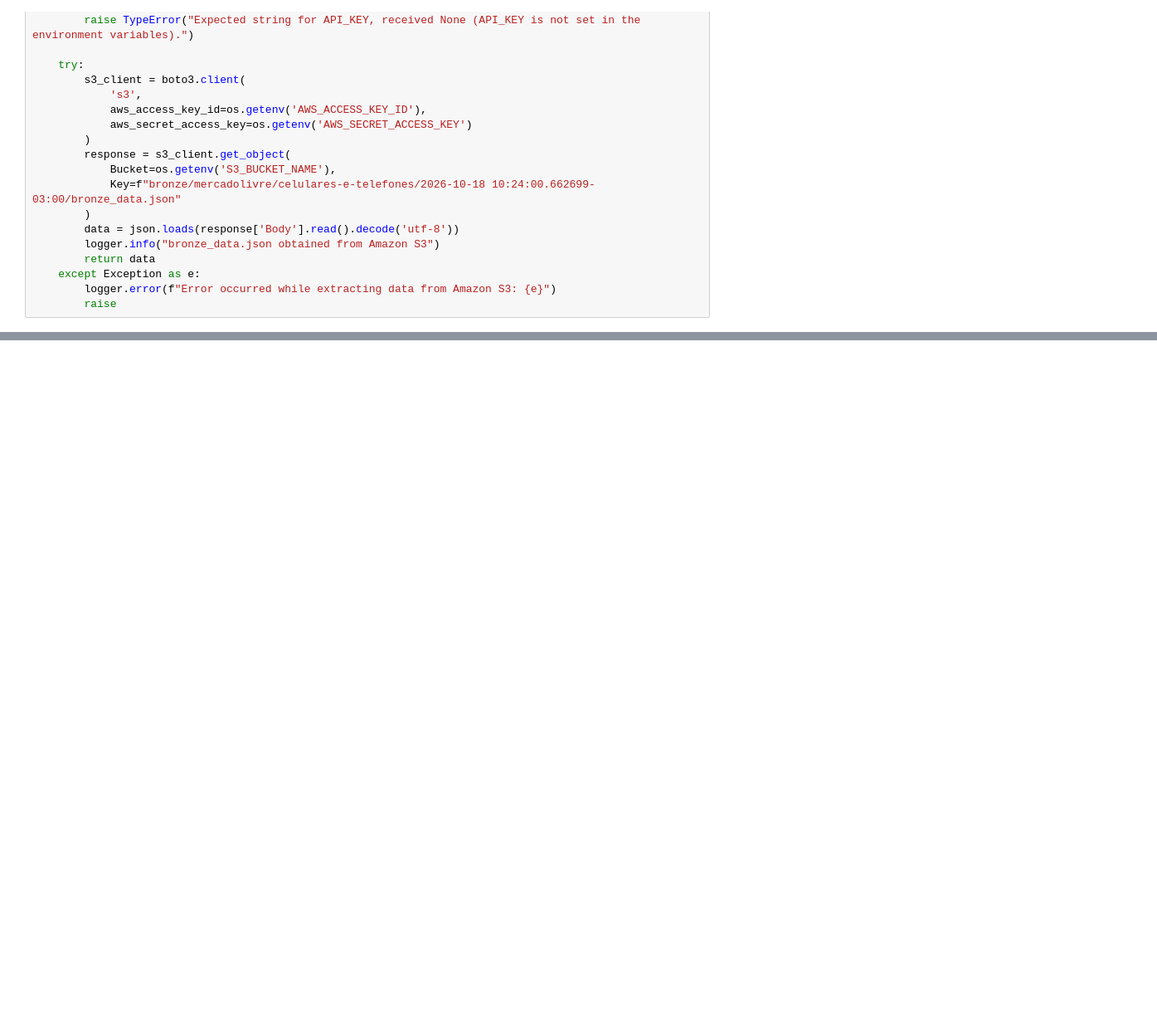
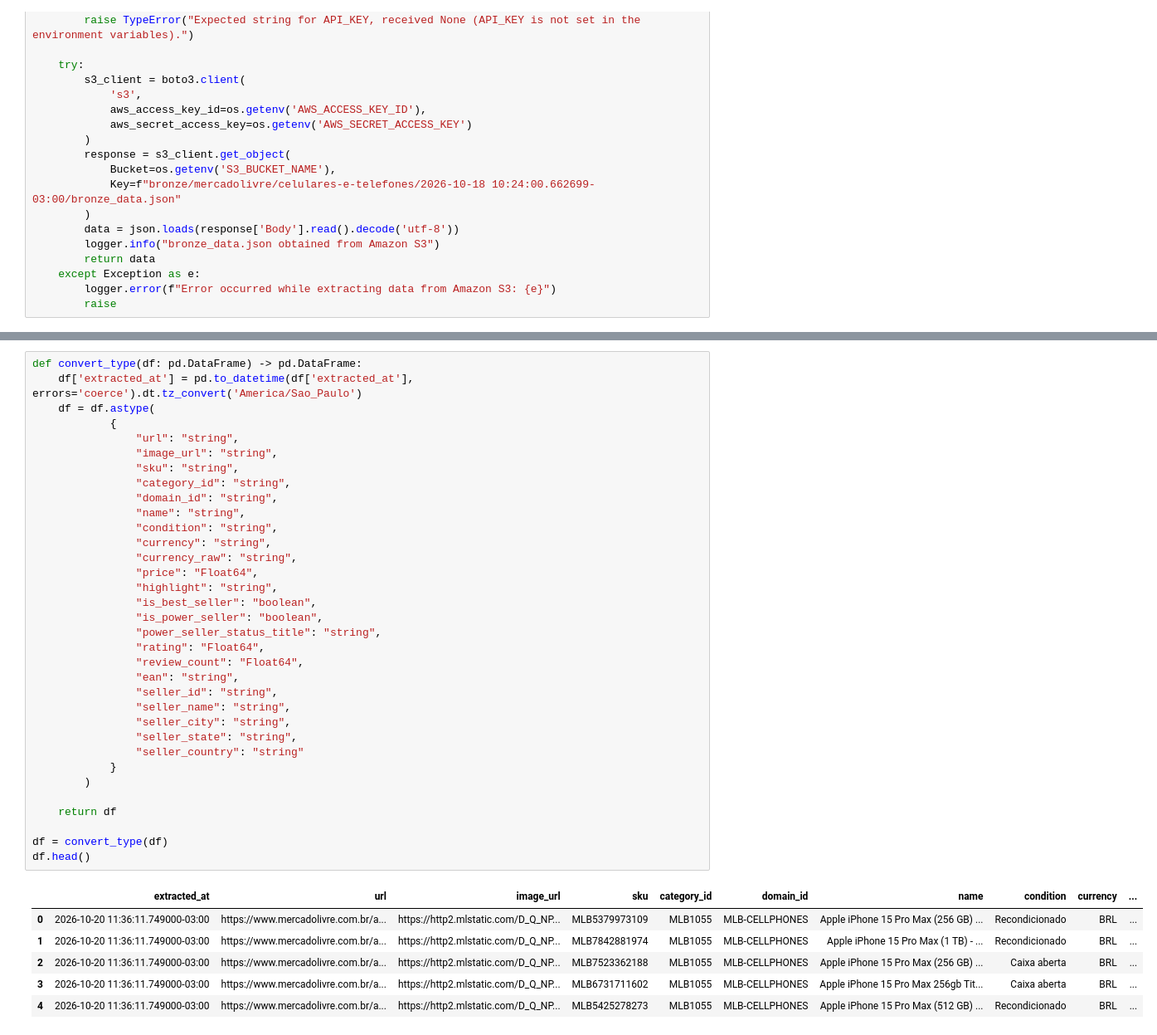
Before and after one commit to mlbvncs/mercadolivre-elt-dbt, a Jupyter notebook: notebooks/transform_analysis.ipynb, the cells around one changed output, grey strips where cells are left out. Shown at 83% size. Cells and saved outputs as stored; diff of their text form; blank space fills up the shorter version.

```diff
--- a/notebooks/transform_analysis.ipynb
+++ b/notebooks/transform_analysis.ipynb
@@ -184,0 +186,41 @@ dtype: object
+# %%
+def convert_type(df: pd.DataFrame) -> pd.DataFrame:
+    df['extracted_at'] = pd.to_datetime(df['extracted_at'], errors='coerce').dt.tz_convert('America/Sao_Paulo')
+    df = df.astype(
+            {
+                "url": "string",
+                "image_url": "string",
+                "sku": "string",
+                "category_id": "string",
+                "domain_id": "string",
+                "name": "string",
+                "condition": "string",
+                "currency": "string",
+                "currency_raw": "string",
+                "price": "Float64",
+                "highlight": "string",
+                "is_best_seller": "boolean",
+                "is_power_seller": "boolean",
+                "power_seller_status_title": "string",
+                "rating": "Float64",
+                "review_count": "Float64",
+                "ean": "string",
+                "seller_id": "string",
+                "seller_name": "string",
+                "seller_city": "string",
+                "seller_state": "string",
+                "seller_country": "string"
+            }
+        )
+
+    return df
+
+df = convert_type(df)
+df.head()
+# %% [output]
+|  | extracted_at | url | image_url | sku | category_id | domain_id | name | condition | currency | ... |
+| 0 | 2026-10-20 11:36:11.749000-03:00 | https://www.mercadolivre.com.br/a... | https://http2.mlstatic.com/D_Q_NP... | MLB5379973109 | MLB1055 | MLB-CELLPHONES | Apple iPhone 15 Pro Max (256 GB) ... | Recondicionado | BRL | ... |
+| 1 | 2026-10-20 11:36:11.749000-03:00 | https://www.mercadolivre.com.br/a... | https://http2.mlstatic.com/D_Q_NP... | MLB7842881974 | MLB1055 | MLB-CELLPHONES | Apple iPhone 15 Pro Max (1 TB) - ... | Recondicionado | BRL | ... |
+| 2 | 2026-10-20 11:36:11.749000-03:00 | https://www.mercadolivre.com.br/a... | https://http2.mlstatic.com/D_Q_NP... | MLB7523362188 | MLB1055 | MLB-CELLPHONES | Apple iPhone 15 Pro Max (256 GB) ... | Caixa aberta | BRL | ... |
+| 3 | 2026-10-20 11:36:11.749000-03:00 | https://www.mercadolivre.com.br/a... | https://http2.mlstatic.com/D_Q_NP... | MLB6731711602 | MLB1055 | MLB-CELLPHONES | Apple iPhone 15 Pro Max 256gb Tit... | Caixa aberta | BRL | ... |
+| 4 | 2026-10-20 11:36:11.749000-03:00 | https://www.mercadolivre.com.br/a... | https://http2.mlstatic.com/D_Q_NP... | MLB5425278273 | MLB1055 | MLB-CELLPHONES | Apple iPhone 15 Pro Max (512 GB) ... | Recondicionado | BRL | ... |
```
Also changed, not shown: parts of 22 cells of this notebook, 4 other files.
